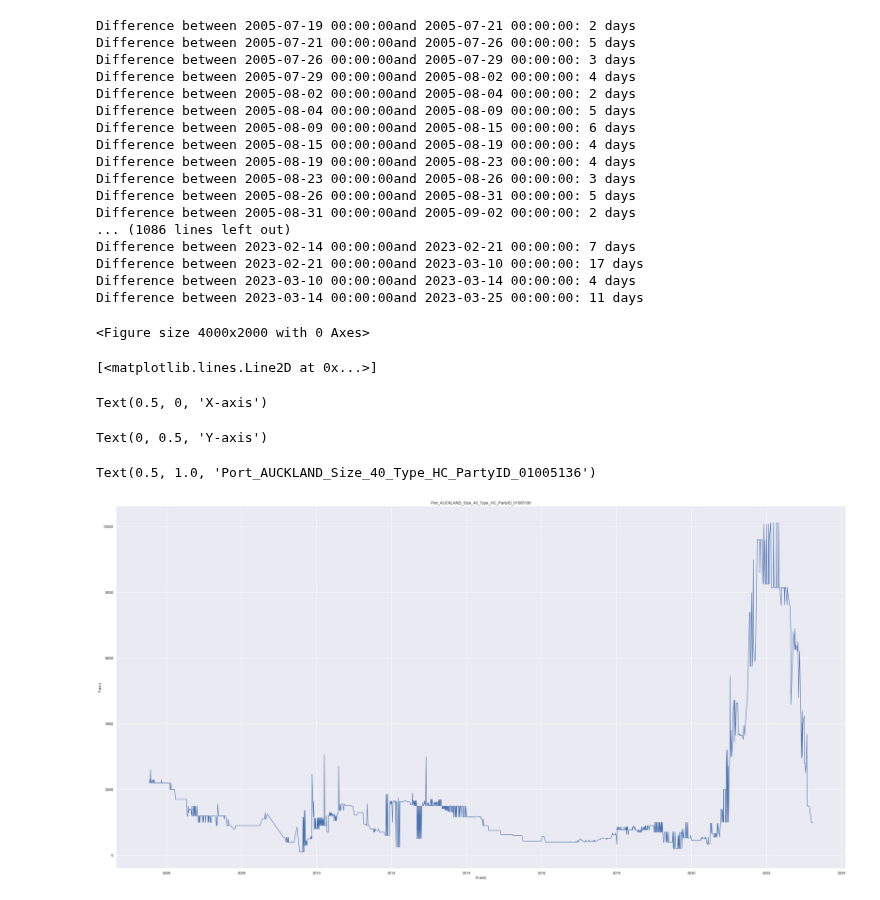
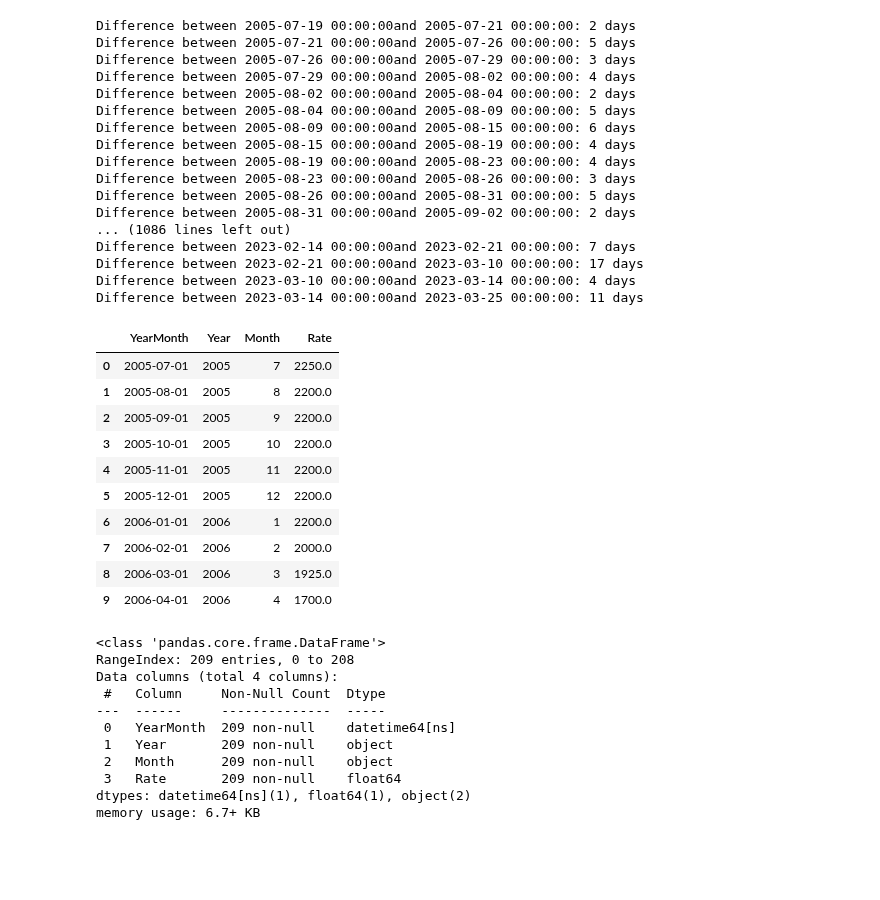
Before and after one commit to aloysiuswjw/Cost-Rate-Analysis, a Jupyter notebook: LA.ipynb, the cells around one changed output. Cells and saved outputs as stored; diff of their text form; code cells hidden in the pictures; blank space fills up the shorter version.

```diff
--- a/LA.ipynb
+++ b/LA.ipynb
@@ -292,22 +289,59 @@ Difference between 2023-02-14 00:00:00and 2023-02-21 00:00:00: 7 days
 Difference between 2023-02-21 00:00:00and 2023-03-10 00:00:00: 17 days
 Difference between 2023-03-10 00:00:00and 2023-03-14 00:00:00: 4 days
 Difference between 2023-03-14 00:00:00and 2023-03-25 00:00:00: 11 days
-# %%
-# Create scatter plot
-plt.figure(figsize=(40, 20))
-plt.plot(sel_df['POD'], sel_df['RATE'])
-
-# Set labels and title
-plt.xlabel('X-axis')
-plt.ylabel('Y-axis')
-plt.title('Port_AUCKLAND_Size_40_Type_HC_PartyID_01005136')
-
-# Display the plot
-plt.show()
-# %% [output]
-<Figure size 4000x2000 with 0 Axes>
-[<matplotlib.lines.Line2D at 0x...>]
-Text(0.5, 0, 'X-axis')
-Text(0, 0.5, 'Y-axis')
-Text(0.5, 1.0, 'Port_AUCKLAND_Size_40_Type_HC_PartyID_01005136')
-[figure, removed]
+# %%
+# Formating by month
+# Create new dataframe for aggregated results
+agg_df = pd.DataFrame(columns=['YearMonth', 'Year', 'Month', 'Rate'])
+
+# Group by Year and Month
+grouped = sel_df.groupby([sel_df['POD'].dt.year, sel_df['POD'].dt.month])
+
+for group_name, group_df in grouped:
+    year, month = group_name
+
+    # Calculate sum and skewness of RATE values
+    rate_sum = group_df['RATE'].sum()
+    rate_skew = group_df['RATE'].skew()
+
+    # Calculate mean or median based on skewness
+    if rate_skew < 0:
+        rate_metric = group_df['RATE'].mean()
+    else:
+        rate_metric = group_df['RATE'].median()
+
+    new_row = {
+        'YearMonth': pd.Timestamp(year=year, month=month, day=1),
+        'Year': year,
+        'Month': month,
+        'Rate': rate_metric
+    }
+
+    # Append row to aggregated dataframe
+    agg_df = agg_df.append(new_row, ignore_index=True)
+
+agg_df.head(10)
+agg_df.info()
+# %% [output]
+|  | YearMonth | Year | Month | Rate |
+| 0 | 2005-07-01 | 2005 | 7 | 2250.0 |
+| 1 | 2005-08-01 | 2005 | 8 | 2200.0 |
+| 2 | 2005-09-01 | 2005 | 9 | 2200.0 |
+| 3 | 2005-10-01 | 2005 | 10 | 2200.0 |
+| 4 | 2005-11-01 | 2005 | 11 | 2200.0 |
+| 5 | 2005-12-01 | 2005 | 12 | 2200.0 |
+| 6 | 2006-01-01 | 2006 | 1 | 2200.0 |
+| 7 | 2006-02-01 | 2006 | 2 | 2000.0 |
+| 8 | 2006-03-01 | 2006 | 3 | 1925.0 |
+| 9 | 2006-04-01 | 2006 | 4 | 1700.0 |
+<class 'pandas.core.frame.DataFrame'>
+RangeIndex: 209 entries, 0 to 208
+Data columns (total 4 columns):
+ #   Column     Non-Null Count  Dtype
+---  ------     --------------  -----
+ 0   YearMonth  209 non-null    datetime64[ns]
+ 1   Year       209 non-null    object
+ 2   Month      209 non-null    object
+ 3   Rate       209 non-null    float64
+dtypes: datetime64[ns](1), float64(1), object(2)
+memory usage: 6.7+ KB
```
Also changed, not shown: parts of 7 cells of this notebook, 1 other file.
